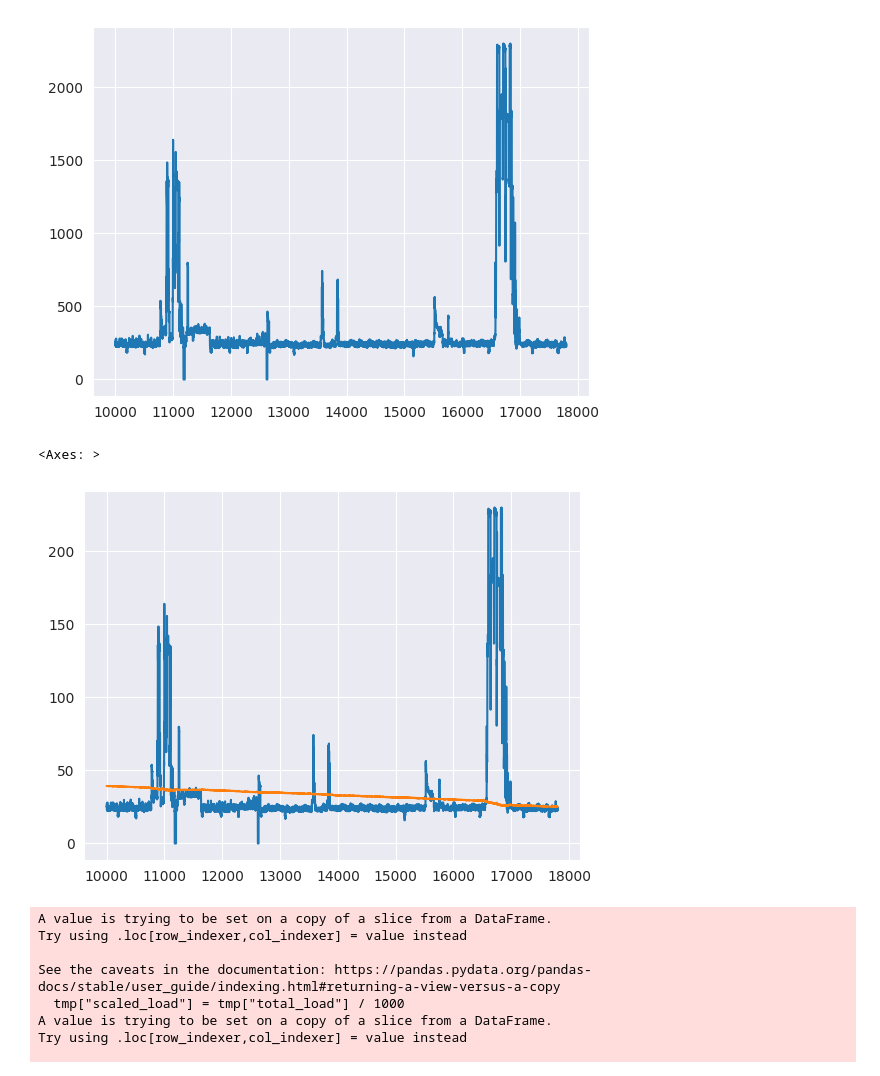
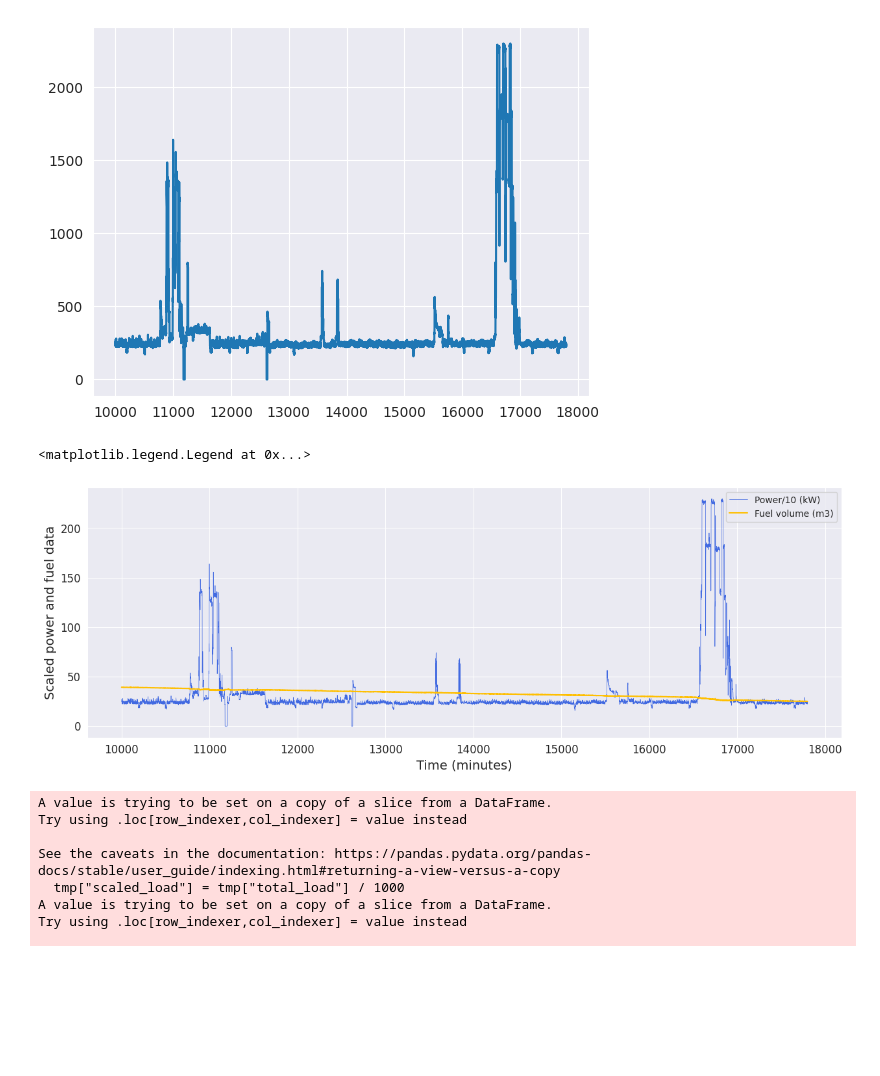
Before and after one commit to danjhk/battery_AD, a Jupyter notebook: eda_UIPA.ipynb, the cells around one changed output. Drawn from its saved outputs; the diff is of its cells as text; code cells hidden in the pictures; blank space fills up the shorter version.

Commit message:
Finished manual rule-based fuel optimization

```diff
--- a/eda_UIPA.ipynb
+++ b/eda_UIPA.ipynb
@@ -223,3 +245,25 @@ fuel_noise_df
 30750 rows × 2 columns
 # %% [markdown]
 ## Analyze constant linear fuel consumption rate
+# %%
+noise_start_point = 2200
+noise_end_point = 9300
+fuel_data = engine_and_fuel_df["total_vol"][noise_start_point:noise_end_point]
+load_data = engine_and_fuel_df["total_load"][noise_start_point:noise_end_point]
+
+sns.set_style('darkgrid')
+plt.figure(figsize=(15, 5))
+
+
+(load_data/10).plot(color='royalblue', linewidth=0.5)
+
+plt.plot(load_data.index, np.ones(load_data.shape)*load_data.mean()/10, color='black', linewidth=2)
+
+(fuel_data).plot(color='#FFBF00', linewidth=0.5)
+
+# Customizing the plot
+plt.xlabel('Time (minutes)', fontsize=14)
+plt.ylabel('Scaled power and fuel data', fontsize=14)
+plt.xticks(fontsize=12)
+plt.yticks(fontsize=12)
+plt.legend(["Power/10 (kW)", "Mean power/10 (kW)", "Fuel volume (m3)"])
@@ -261,16 +308,25 @@ engine_and_fuel_df["total_load"][noise_start_point:noise_end_point].plot()
 # %%
 fuel_noise_start_points = [1750, 10000, 29500, 35400]
 fuel_noise_end_points = [9300, 17800, 32200, 48100]
 
 engine_noise_start_points = [1755, ]
 engine_noise_end_points = [2000, ]
 engine_noise_start_point = 10000
 engine_noise_end_point = 17800
-(engine_and_fuel_df["total_load"].loc[engine_noise_start_point:engine_noise_end_point]/10).plot()
-engine_and_fuel_df["total_vol"].loc[engine_noise_start_point:engine_noise_end_point].plot()
+sns.set_style('darkgrid')
+plt.figure(figsize=(15, 5))
+(engine_and_fuel_df["total_load"].loc[engine_noise_start_point:engine_noise_end_point]/10).plot(color='royalblue', linewidth=0.5)
+engine_and_fuel_df["total_vol"].loc[engine_noise_start_point:engine_noise_end_point].plot(color='#FFBF00')
+
+# Customizing the plot
+plt.xlabel('Time (minutes)', fontsize=14)
+plt.ylabel('Scaled power and fuel data', fontsize=14)
+plt.xticks(fontsize=12)
+plt.yticks(fontsize=12)
+plt.legend(["Power/10 (kW)", "Fuel volume (m3)"])
 # %% [output]
-<Axes: >
+<matplotlib.legend.Legend at 0x...>
-[figure, old version]
+[figure, new version]
 # %%
 tmp = engine_and_fuel_df.loc[engine_noise_start_point:engine_noise_end_point]
 tmp["scaled_load"] = tmp["total_load"] / 1000
```
Also changed, not shown: parts of 3 cells of this notebook, 1 other file.
